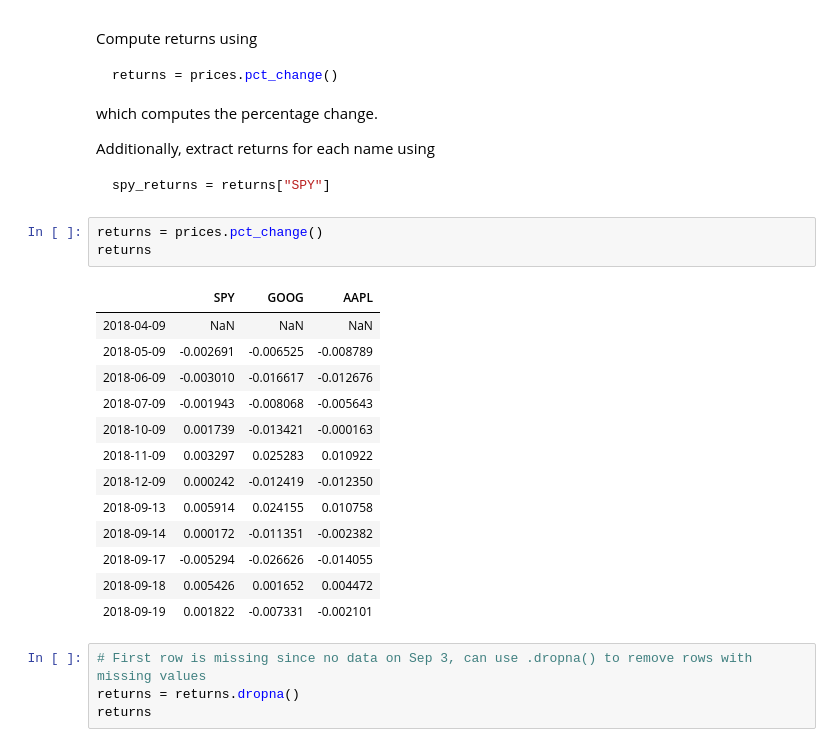
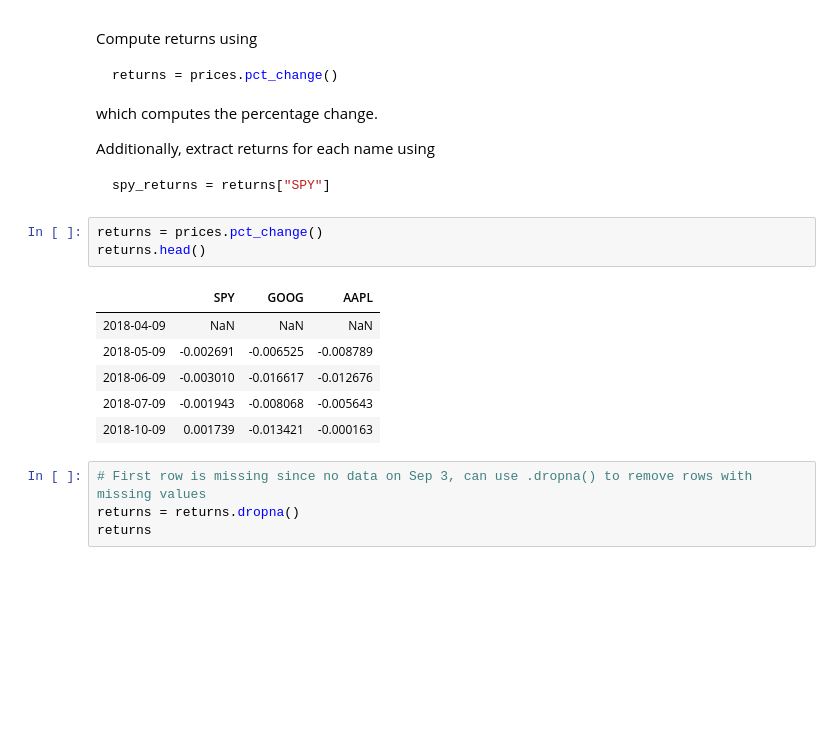
Before and after one commit to bashtage/python-introduction, a Jupyter notebook: solutions/introduction/lesson-8.ipynb, the cells around one changed output. Saved outputs shown, nothing was run; the diff lists cells and outputs as text; blank space fills up the shorter version.

````diff
--- a/solutions/introduction/lesson-8.ipynb
+++ b/solutions/introduction/lesson-8.ipynb
@@ -32,21 +32,14 @@ spy_returns = returns["SPY"]
 ```
 # %%
 returns = prices.pct_change()
-returns
+returns.head()
 # %% [output]
 |  | SPY | GOOG | AAPL |
 | 2018-04-09 | NaN | NaN | NaN |
 | 2018-05-09 | -0.002691 | -0.006525 | -0.008789 |
 | 2018-06-09 | -0.003010 | -0.016617 | -0.012676 |
 | 2018-07-09 | -0.001943 | -0.008068 | -0.005643 |
 | 2018-10-09 | 0.001739 | -0.013421 | -0.000163 |
-| 2018-11-09 | 0.003297 | 0.025283 | 0.010922 |
-| 2018-12-09 | 0.000242 | -0.012419 | -0.012350 |
-| 2018-09-13 | 0.005914 | 0.024155 | 0.010758 |
-| 2018-09-14 | 0.000172 | -0.011351 | -0.002382 |
-| 2018-09-17 | -0.005294 | -0.026626 | -0.014055 |
-| 2018-09-18 | 0.005426 | 0.001652 | 0.004472 |
-| 2018-09-19 | 0.001822 | -0.007331 | -0.002101 |
 # %%
 # First row is missing since no data on Sep 3, can use .dropna() to remove rows with missing values
 returns = returns.dropna()
````
Also changed, not shown: parts of 1 cell of this notebook.
